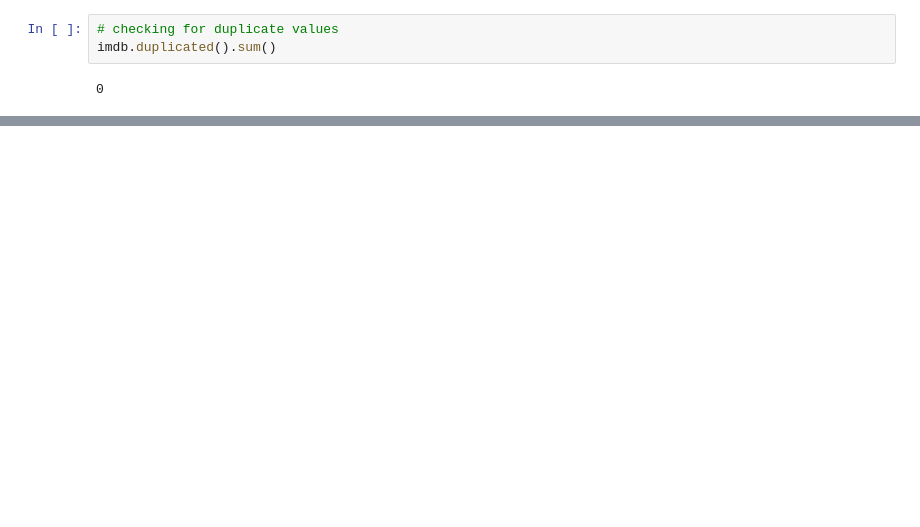
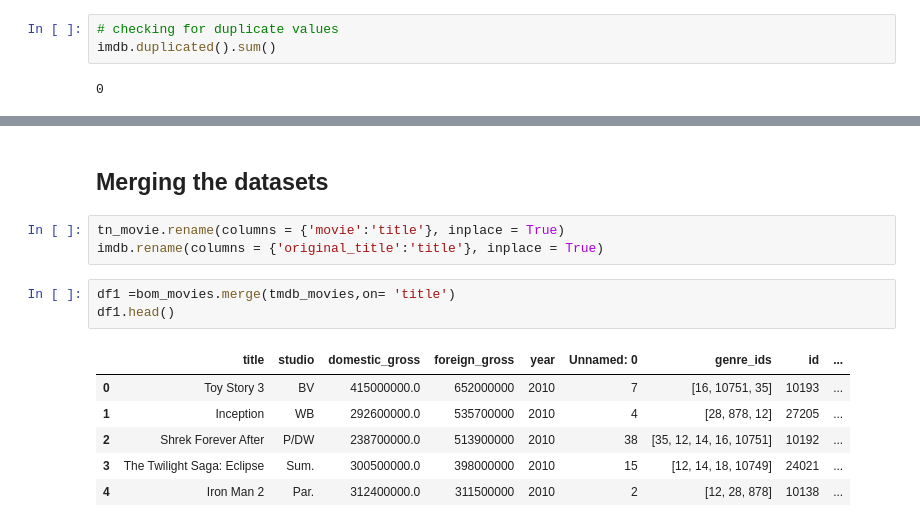
Before and after one commit to SilviaGworit/dsc-phase-1-project-v2-4, a Jupyter notebook: student.ipynb, the cells around one changed output, grey strips where cells are left out. Drawn from its saved outputs; the diff is of its cells as text; blank space fills up the shorter version.

Commit message:
Merging the datasets

```diff
--- a/student.ipynb
+++ b/student.ipynb
@@ -413,0 +449,15 @@ imdb.duplicated().sum()
+# %% [markdown]
+## Merging the datasets
+# %%
+tn_movie.rename(columns = {'movie':'title'}, inplace = True)
+imdb.rename(columns = {'original_title':'title'}, inplace = True)
+# %%
+df1 =bom_movies.merge(tmdb_movies,on= 'title')
+df1.head()
+# %% [output]
+|  | title | studio | domestic_gross | foreign_gross | year | Unnamed: 0 | genre_ids | id | ... |
+| 0 | Toy Story 3 | BV | 415000000.0 | 652000000 | 2010 | 7 | [16, 10751, 35] | 10193 | ... |
+| 1 | Inception | WB | 292600000.0 | 535700000 | 2010 | 4 | [28, 878, 12] | 27205 | ... |
+| 2 | Shrek Forever After | P/DW | 238700000.0 | 513900000 | 2010 | 38 | [35, 12, 14, 16, 10751] | 10192 | ... |
+| 3 | The Twilight Saga: Eclipse | Sum. | 300500000.0 | 398000000 | 2010 | 15 | [12, 14, 18, 10749] | 24021 | ... |
+| 4 | Iron Man 2 | Par. | 312400000.0 | 311500000 | 2010 | 2 | [12, 28, 878] | 10138 | ... |
```
Also changed, not shown: parts of 15 cells of this notebook.
